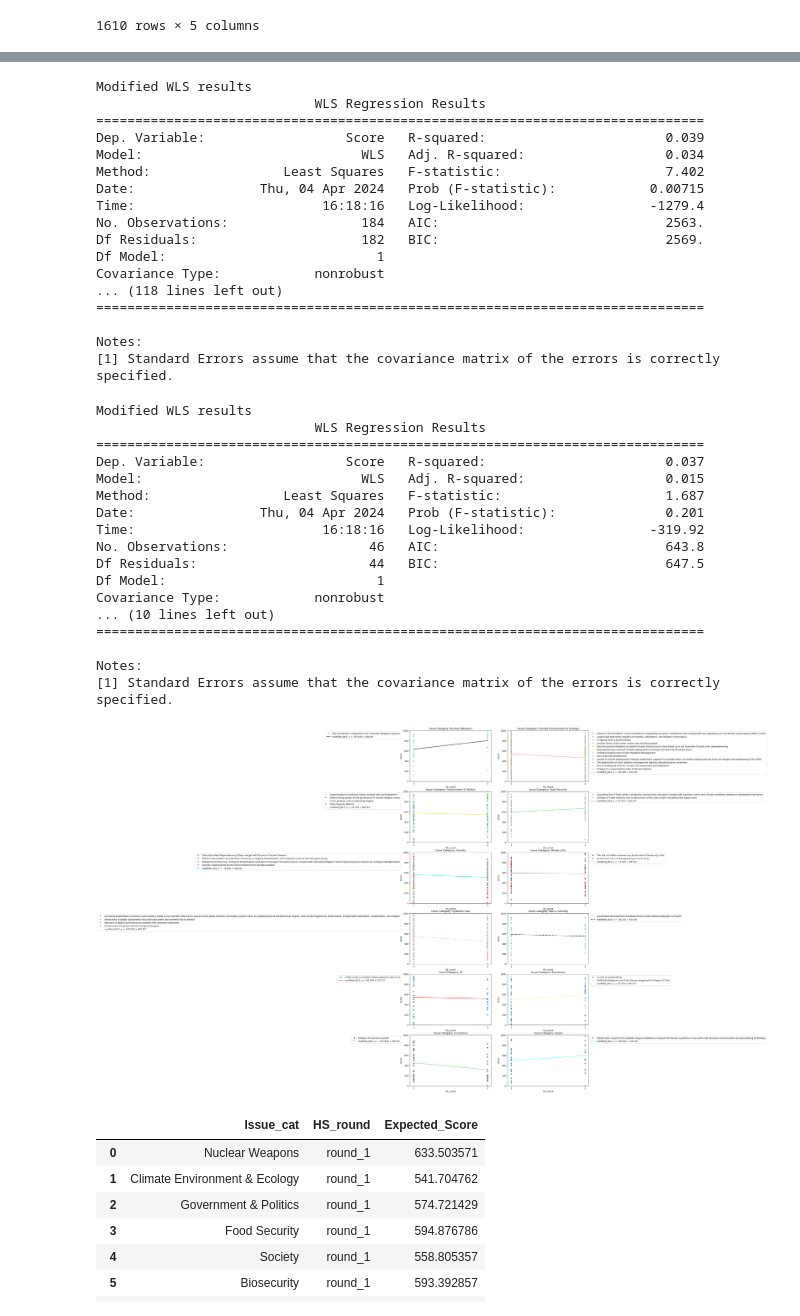
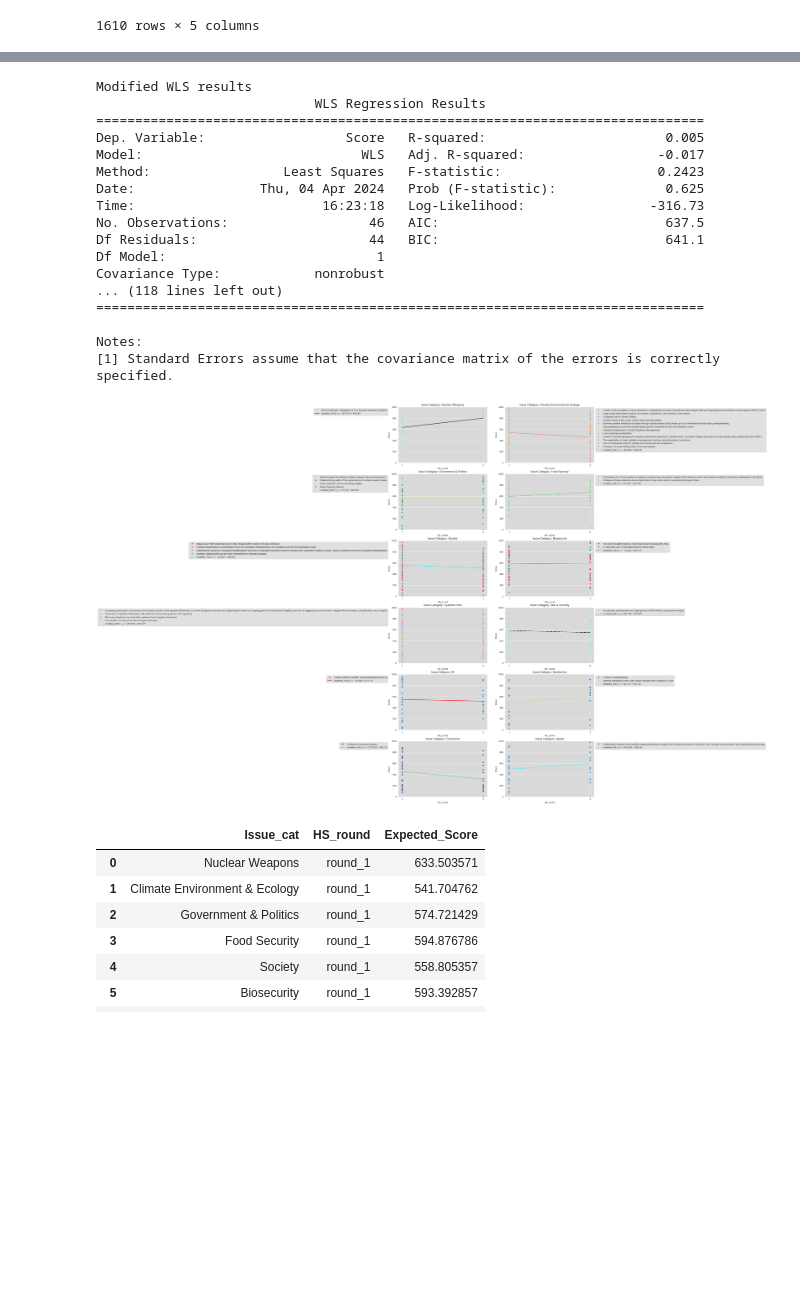
Before and after one commit to chrischank/GCR-Horizon-Scan, a Jupyter notebook: notebooks/HS_analysis.ipynb, the cells around one changed output, grey strips where cells are left out. Drawn from its saved outputs; the diff is of its cells as text; code cells hidden in the pictures; blank space fills up the shorter version.

Commit message:
fix(v0.1.2): darkgrid for WLS subplots

```diff
--- a/notebooks/HS_analysis.ipynb
+++ b/notebooks/HS_analysis.ipynb
@@ -75,6 +75,8 @@ HS_round
 | 1609 | Change to a superrotating state o... | Climate Environment & Ecology | Paul Larcey | 400.0 | 2 |
 1610 rows × 5 columns
 # %%
+sns.set_style('darkgrid', {'axes.facecolor': '.85'})
+
 fig, ax = plt.subplots(6, 2, figsize=(15, 30))
 
 axes = ax.flatten()
@@ -156,42 +158,25 @@ Covariance Type:            nonrobust
 ==============================================================================
 
 Notes:
 [1] Standard Errors assume that the covariance matrix of the errors is correctly specified.
 Modified WLS results
                             WLS Regression Results
 ==============================================================================
-Dep. Variable:                  Score   R-squared:                       0.039
-Model:                            WLS   Adj. R-squared:                  0.034
-Method:                 Least Squares   F-statistic:                     7.402
-Date:                Thu, 04 Apr 2024   Prob (F-statistic):            0.00715
-Time:                        16:18:16   Log-Likelihood:                -1279.4
-No. Observations:                 184   AIC:                             2563.
-Df Residuals:                     182   BIC:                             2569.
+Dep. Variable:                  Score   R-squared:                       0.005
+Model:                            WLS   Adj. R-squared:                 -0.017
+Method:                 Least Squares   F-statistic:                    0.2423
+Date:                Thu, 04 Apr 2024   Prob (F-statistic):              0.625
+Time:                        16:23:18   Log-Likelihood:                -316.73
+No. Observations:                  46   AIC:                             637.5
+Df Residuals:                      44   BIC:                             641.1
 Df Model:                           1
 Covariance Type:            nonrobust
 ... (118 lines left out)
 ==============================================================================
 
 Notes:
 [1] Standard Errors assume that the covariance matrix of the errors is correctly specified.
-Modified WLS results
-                            WLS Regression Results
-==============================================================================
-Dep. Variable:                  Score   R-squared:                       0.037
-Model:                            WLS   Adj. R-squared:                  0.015
-Method:                 Least Squares   F-statistic:                     1.687
-Date:                Thu, 04 Apr 2024   Prob (F-statistic):              0.201
-Time:                        16:18:16   Log-Likelihood:                -319.92
-No. Observations:                  46   AIC:                             643.8
-Df Residuals:                      44   BIC:                             647.5
-Df Model:                           1
-Covariance Type:            nonrobust
-... (10 lines left out)
-==============================================================================
-
-Notes:
-[1] Standard Errors assume that the covariance matrix of the errors is correctly specified.
-[figure, old version]
+[figure, new version]
 # %%
 WLS_expDF_L = pd.melt(WLS_expDF, id_vars="Issue_cat", value_vars=["round_1", "round_2"], var_name="HS_round", value_name="Expected_Score")
 
```
Also changed, not shown: parts of 2 cells of this notebook, 1 other file.
